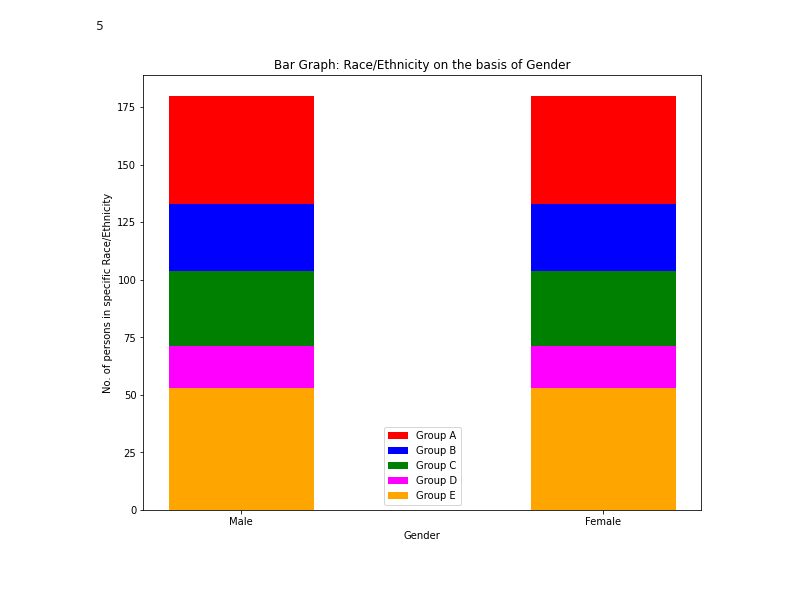
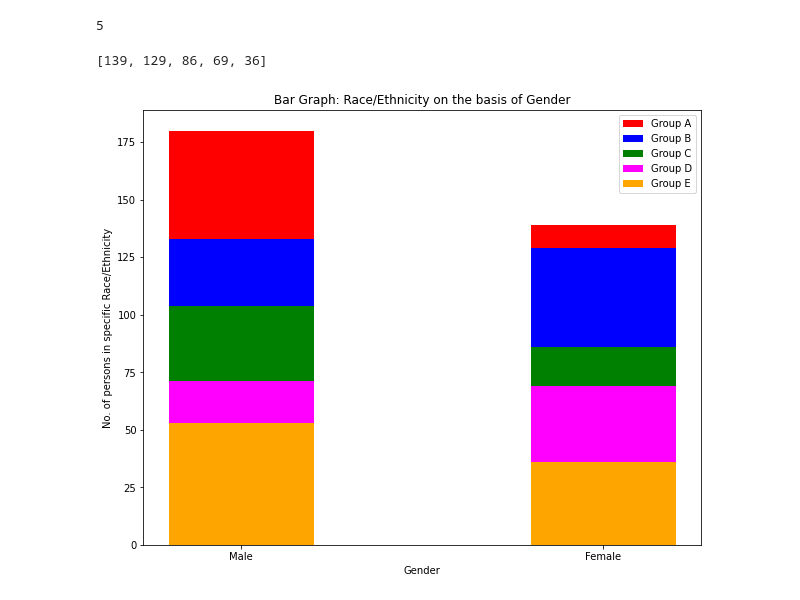
Before and after one commit to vik-sin/Students-Performance, a Jupyter notebook: StudentsPerformance.ipynb, the cells around one changed output. Drawn from its saved outputs; the diff is of its cells as text; code cells hidden in the pictures.

```diff
--- a/StudentsPerformance.ipynb
+++ b/StudentsPerformance.ipynb
@@ -256,22 +256,26 @@ female= [i for i in newDf['Female']]
 newDf.shape[0]
 # %% [output]
 5
+# %%
+female
+# %% [output]
+[139, 129, 86, 69, 36]
 # %%
 male= [i for i in newDf['Male']]
 female= [i for i in newDf['Female']]
 color= ['red', 'blue', 'green', 'magenta', 'orange']
 labels= ['Group A', 'Group B', 'Group C', 'Group D', 'Group E']
 n= newDf.shape[0]
 plt.figure(figsize=(10,8))
 
 for i in range(n):
-  plt.bar(gender,male[i], color= color[i], width= 0.4)
-  plt.bar(gender,female[i], color= color[i], label= labels[i], width= 0.4)
+  plt.bar(gender[0],male[i], color= color[i], width= 0.4)
+  plt.bar(gender[1],female[i], color= color[i], label= labels[i], width= 0.4)
 
 plt.title("Bar Graph: Race/Ethnicity on the basis of Gender")
 plt.ylabel("No. of persons in specific Race/Ethnicity")
 plt.xlabel("Gender")
 plt.legend()
 plt.show()
 # %% [output]
-[figure, old version]
+[figure, new version]
```
Also changed, not shown: parts of 4 cells of this notebook.
